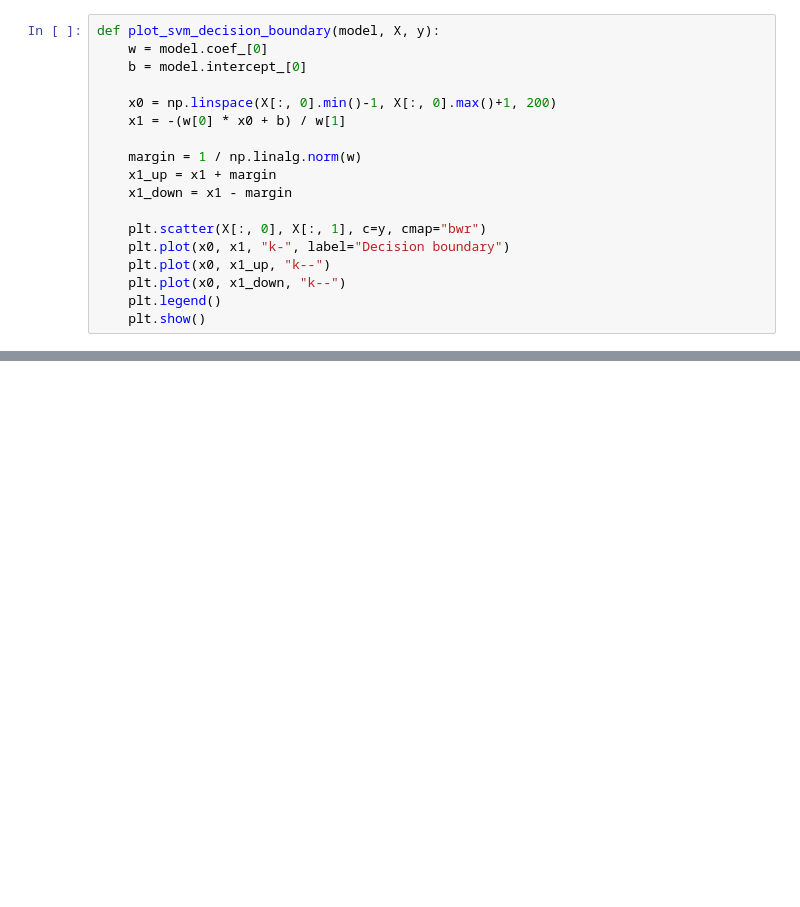
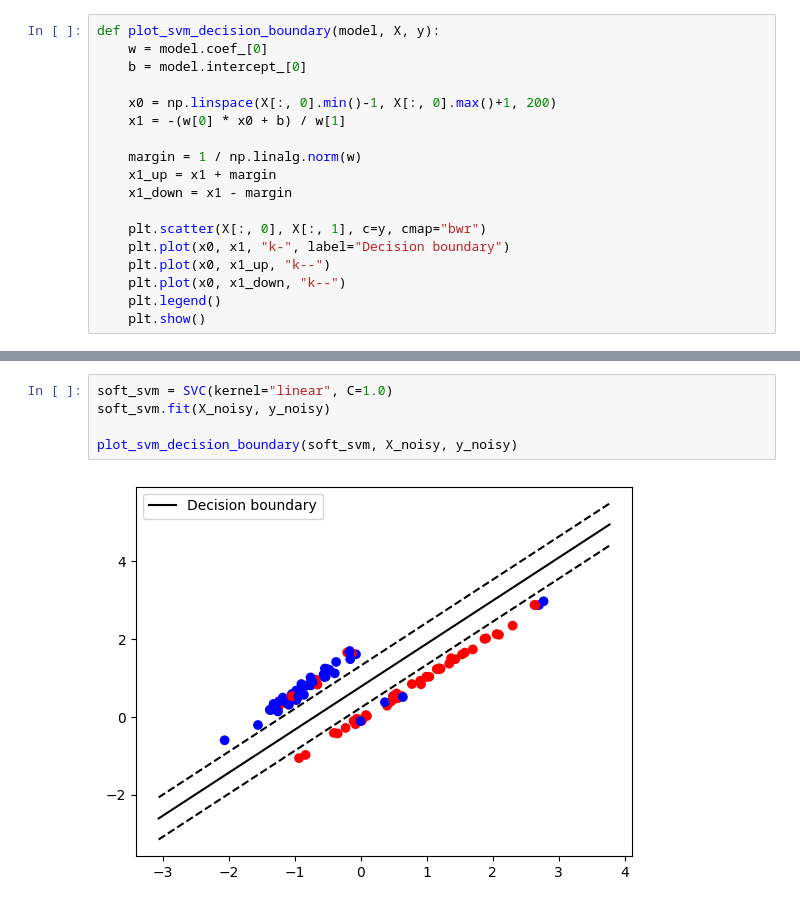
Before and after one commit to architsh007/hands-on-ml-geron, a Jupyter notebook: 05_support_vector_machines/notebooks/01_linear_svm_hard_vs_soft_margin.ipynb, the cells around one changed output, grey strips where cells are left out. Saved outputs shown, nothing was run; the diff lists cells and outputs as text; blank space fills up the shorter version.

```diff
--- a/05_support_vector_machines/notebooks/01_linear_svm_hard_vs_soft_margin.ipynb
+++ b/05_support_vector_machines/notebooks/01_linear_svm_hard_vs_soft_margin.ipynb
@@ -53,0 +79,7 @@ plot_svm_decision_boundary(hard_svm, X, y)
+# %%
+soft_svm = SVC(kernel="linear", C=1.0)
+soft_svm.fit(X_noisy, y_noisy)
+
+plot_svm_decision_boundary(soft_svm, X_noisy, y_noisy)
+# %% [output]
+[figure, added]
```
Also changed, not shown: parts of 8 cells of this notebook.
